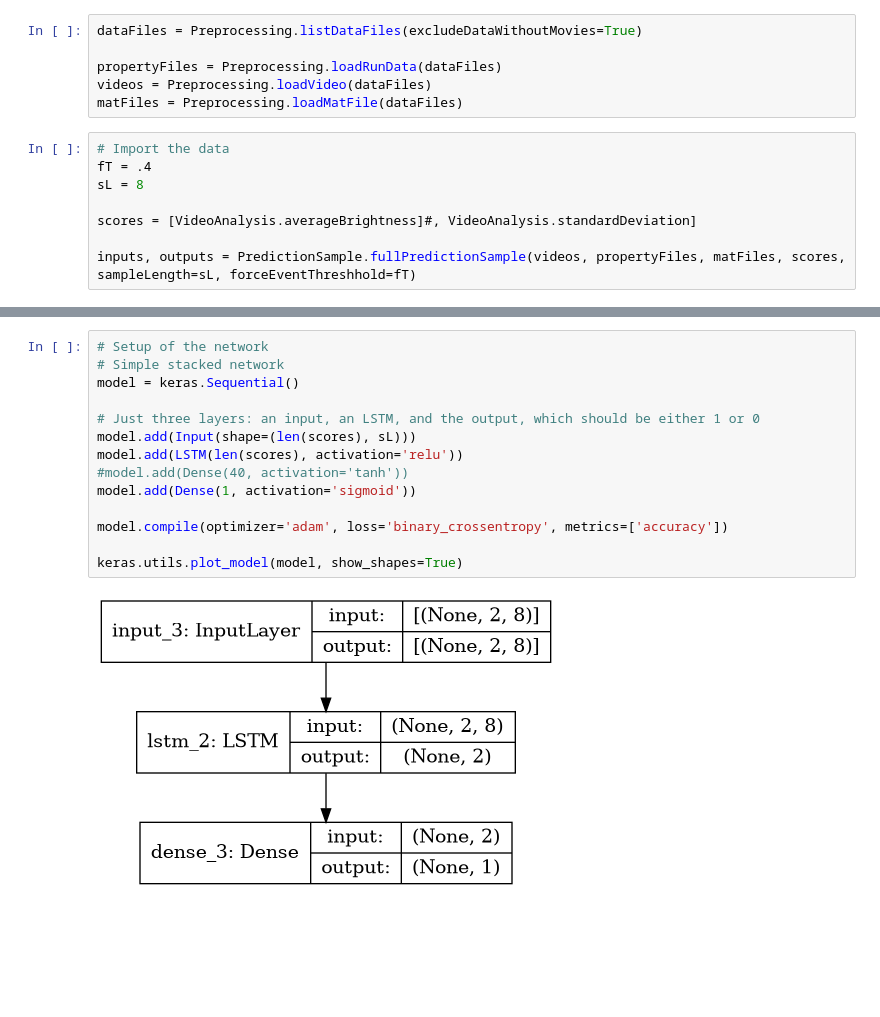
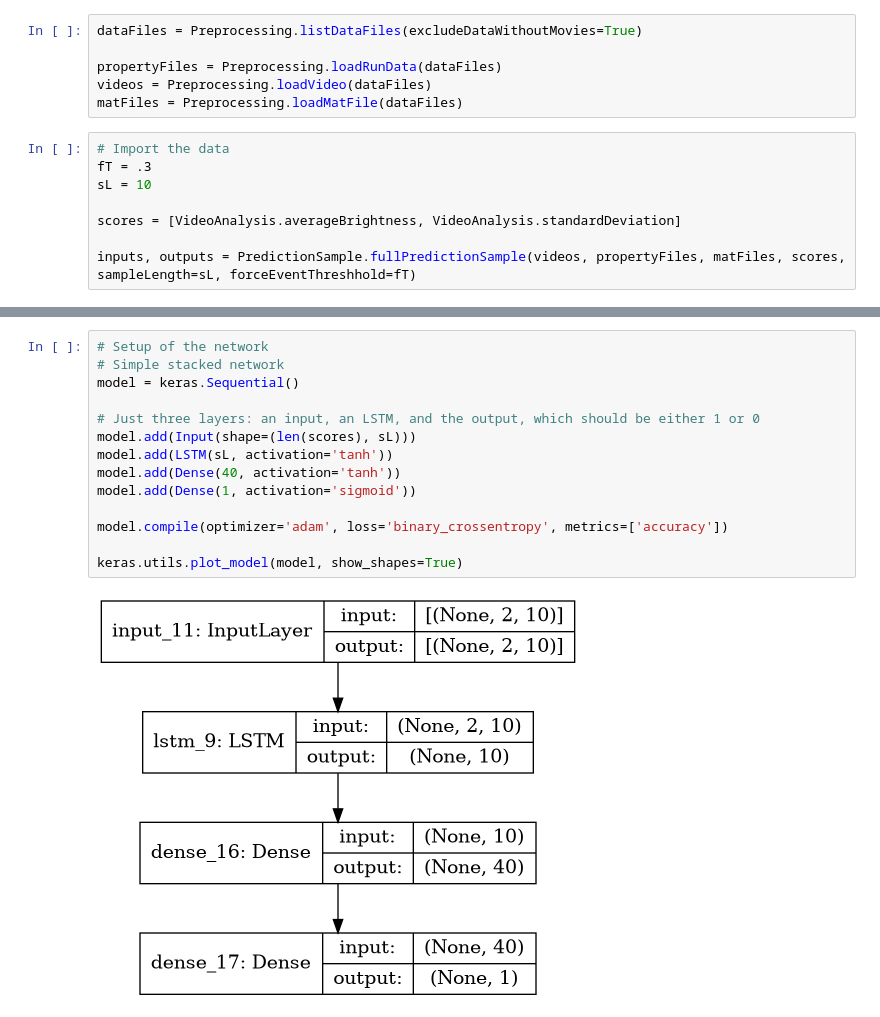
Before and after one commit to Jfeatherstone/FailurePrediction, a Jupyter notebook: TrainingTest.ipynb, the cells around one changed output, grey strips where cells are left out. Cells and saved outputs as stored; diff of their text form; blank space fills up the shorter version.

```diff
--- a/TrainingTest.ipynb
+++ b/TrainingTest.ipynb
@@ -21,10 +21,10 @@ videos = Preprocessing.loadVideo(dataFiles)
 matFiles = Preprocessing.loadMatFile(dataFiles)
 # %%
 # Import the data
-fT = .4
-sL = 8
+fT = .3
+sL = 10
 
-scores = [VideoAnalysis.averageBrightness]#, VideoAnalysis.standardDeviation]
+scores = [VideoAnalysis.averageBrightness, VideoAnalysis.standardDeviation]
 
 inputs, outputs = PredictionSample.fullPredictionSample(videos, propertyFiles, matFiles, scores, sampleLength=sL, forceEventThreshhold=fT)
 # %%
@@ -59,18 +43,18 @@ print(inputs[300:310])
 # %%
 # Setup of the network
 # Simple stacked network
 model = keras.Sequential()
 
 # Just three layers: an input, an LSTM, and the output, which should be either 1 or 0
 model.add(Input(shape=(len(scores), sL)))
-model.add(LSTM(len(scores), activation='relu'))
-#model.add(Dense(40, activation='tanh'))
+model.add(LSTM(sL, activation='tanh'))
+model.add(Dense(40, activation='tanh'))
 model.add(Dense(1, activation='sigmoid'))
 
 model.compile(optimizer='adam', loss='binary_crossentropy', metrics=['accuracy'])
 
 keras.utils.plot_model(model, show_shapes=True)
 # %% [output]
-[figure, old version]
+[figure, new version]
 # %%
 #batchsize = 50
```
Also changed, not shown: parts of 4 cells of this notebook, 2 other files.
